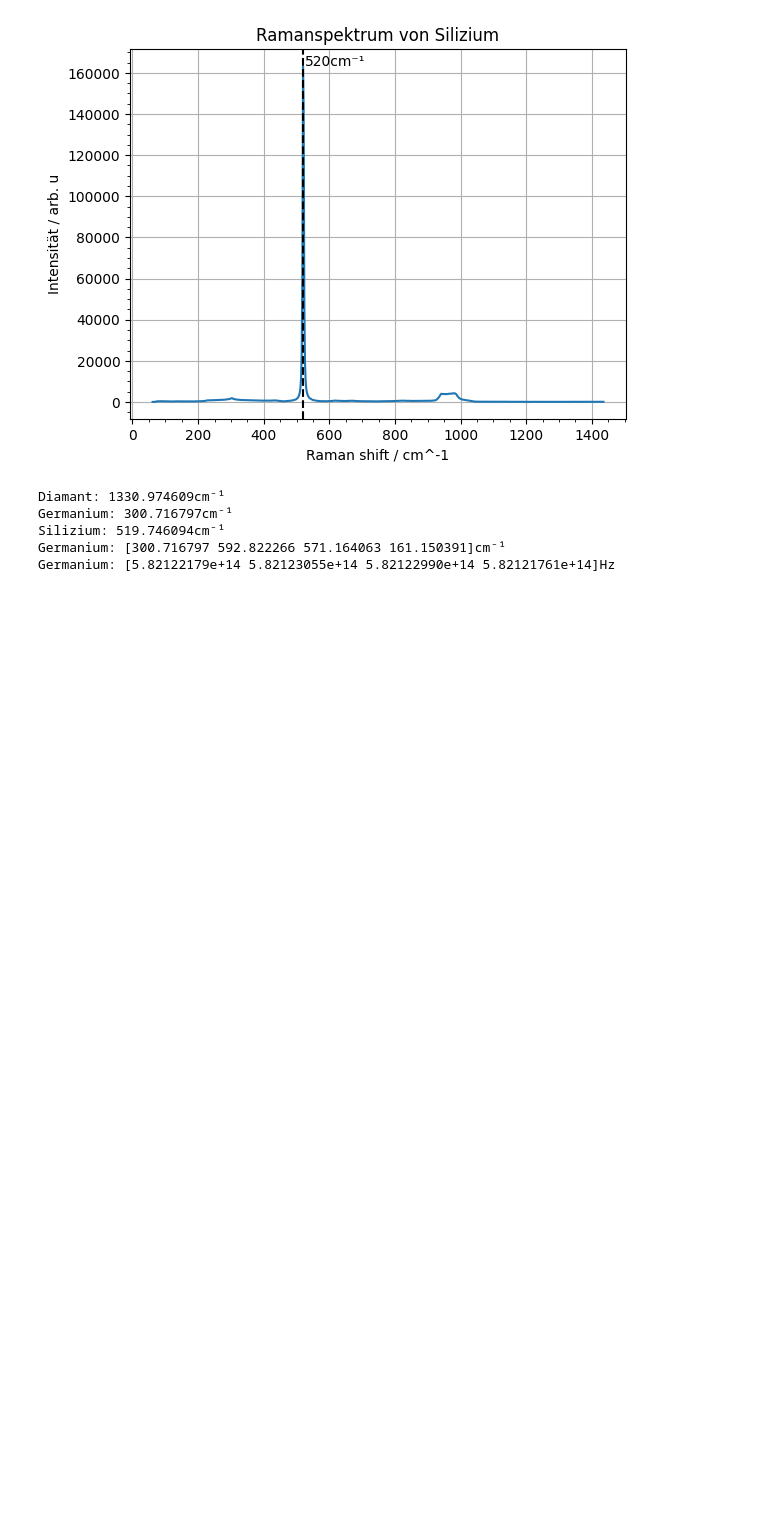
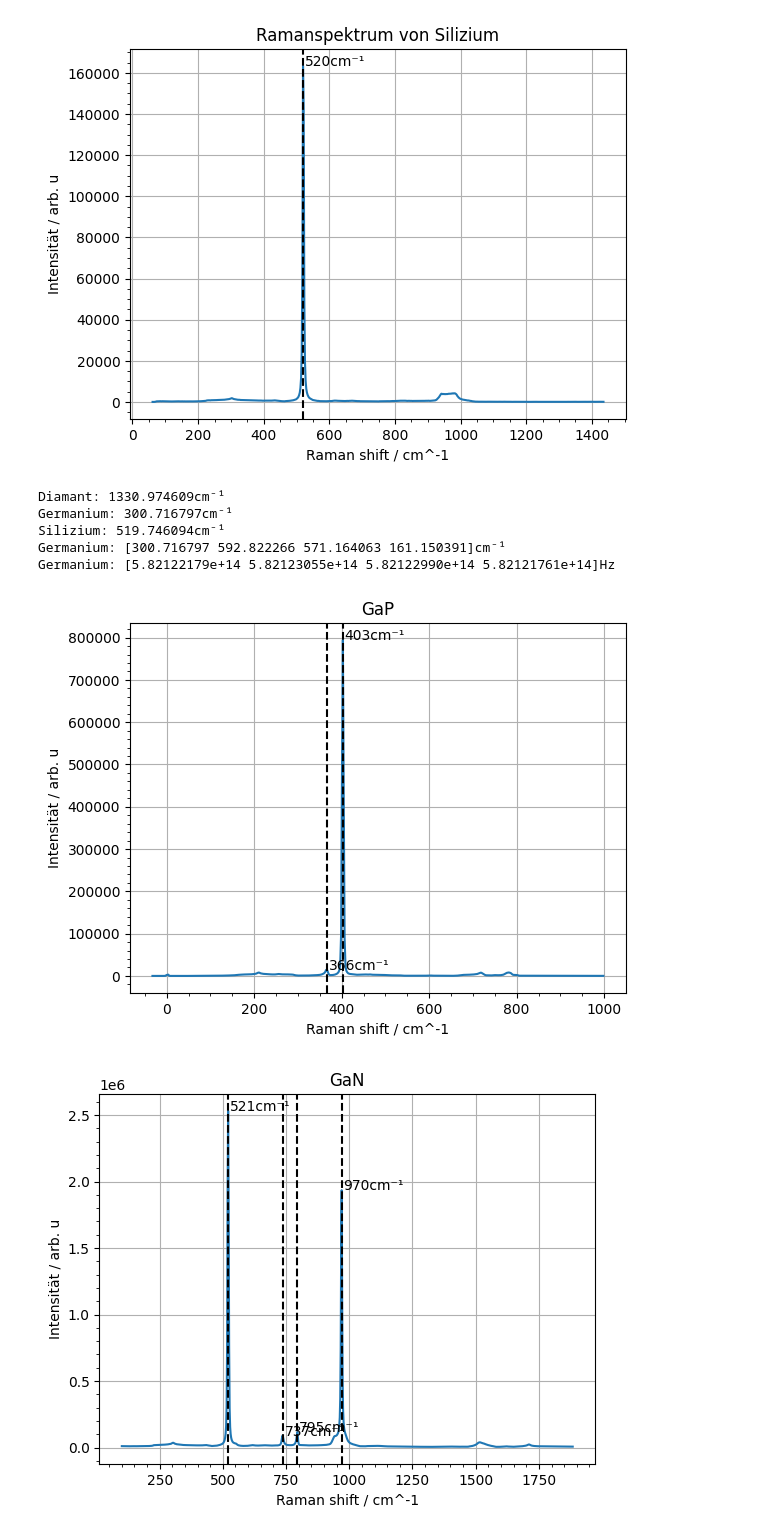
Before and after one commit to Nusssecke/F-Praktikum-Raman, a Jupyter notebook: raman_auswertung.ipynb, the cells around one changed output. Cells and saved outputs as stored; diff of their text form; code cells hidden in the pictures; blank space fills up the shorter version.

Commit message:
Mehr Plots und ein bisschen Auswertung

```diff
--- a/raman_auswertung.ipynb
+++ b/raman_auswertung.ipynb
@@ -156,0 +152,24 @@ Germanium: [5.82122179e+14 5.82123055e+14 5.82122990e+14 5.82121761e+14]Hz
+# %%
+# Remove all values less than 100 for GaAs and GaN1 as they still include the laser, For GaAs remove all values over 750, For GaP Remove above 1000
+GaP = GaP[GaP[:,0] < 1000]
+GaN = GaN2[GaN2[:,0] > 100]
+GaAs = GaAs[GaAs[:,0] > 100]
+GaAs = GaAs[GaAs[:,0] < 750]
+
+plot_raman(GaP, "GaP", "plots/gap.png")
+plot_peaks(GaP, count=2, distance=1, prominence=1)
+plt.savefig("plots/gap.png")
+plt.show()
+
+plot_raman(GaN, "GaN", "plots/gan.png")
+plot_peaks(GaN, count=4, distance=1, prominence=1)
+plt.savefig("plots/gan.png")
+plt.show()
+
+plot_raman(GaAs, "GaAs", "plots/gaas.png")
+plot_peaks(GaAs, count=2, distance=1, prominence=1)
+plt.savefig("plots/gaas.png")
+plt.show()
+# %% [output]
+[figure, added]
+[figure, added]
```
Also changed, not shown: parts of 5 cells of this notebook, 11 other files.
